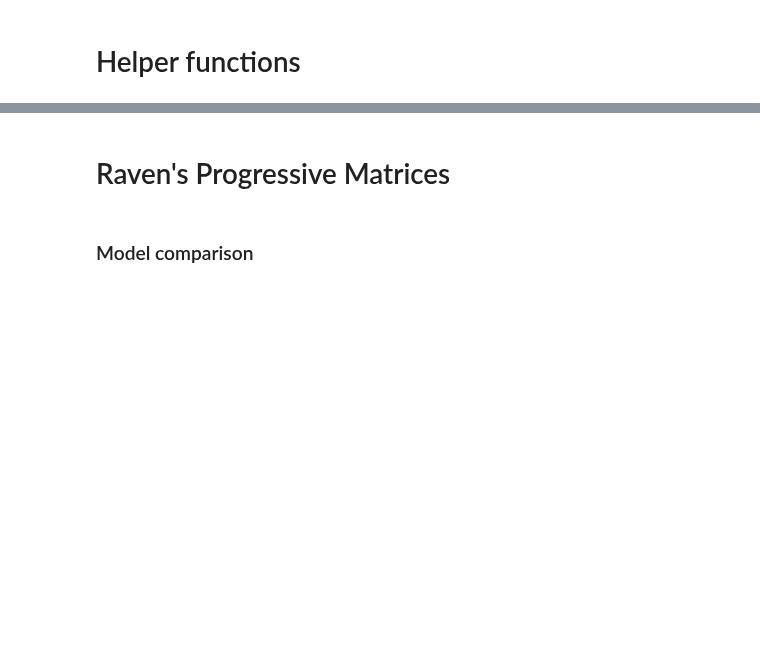
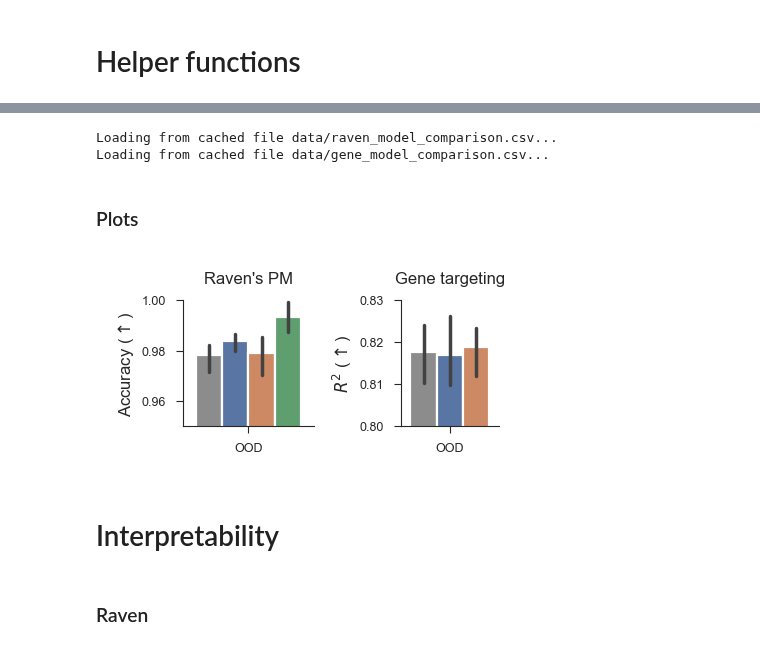
Before and after one commit to EricElmoznino/explicit_implicit_icl, a Jupyter notebook: notebooks/paper/figures.ipynb, the cells around one changed output, grey strips where cells are left out. Cells and saved outputs as stored; diff of their text form; code cells hidden in the pictures; blank space fills up the shorter version.

```diff
--- a/notebooks/paper/figures.ipynb
+++ b/notebooks/paper/figures.ipynb
@@ -192,4 +460,75 @@ def model_comparison_barplot(
+# %%
+data_raven = get_run_performances(
+    wandb_username="ericelmoznino",
+    dataset="raven",
+    compare_across=["model"],
+    comparison_metrics=["val_iid/accuracy", "val_ood/accuracy"],
+    filters={
+        "config.setting": "inpo",
+        "tags": {
+            "$nin": ["implicit_sweep", "explicit_tsf_sweep", "explicit_mlp_sweep"]
+        },
+    },
+    save_path="data/raven_model_comparison.csv",
+)
+data_gene = get_run_performances(
+    wandb_username="ericelmoznino",
+    dataset="gene_crispr",
+    compare_across=["model"],
+    comparison_metrics=["val/R2"],
+    filters={
+        "config.model": {
+            "$in": [
+                "implicit-dropout",
+                "explicit-transformer-dropoutcontext",
+                "explicit-mlp",
+            ]
+        },
+    },
+    save_path="data/gene_model_comparison.csv",
+)
+data_gene["model"] = data_gene["model"].replace(
+    {
+        "implicit-dropout": "implicit",
+        "explicit-transformer-dropoutcontext": "explicit-transformer",
+    }
+)
+# %% [output]
+Loading from cached file data/raven_model_comparison.csv...
+Loading from cached file data/gene_model_comparison.csv...
+# %% [markdown]
+### Plots
+# %%
+fig, axs = plt.subplots(nrows=1, ncols=2, figsize=(2, 1), width_ratios=[4, 3])
+
+model_comparison_barplot(
+    data=data_raven,
+    metrics=["val_ood/accuracy"],
+    metric_short_names={"val_ood/accuracy": "OOD"},
+    metric_units=r"Accuracy ($\uparrow$)",
+    errwidth=1.25,
+    ax=axs[0],
+)
+axs[0].set(ylim=(0.95, 1.0), title="Raven's PM")
+
+model_comparison_barplot(
+    data=data_gene,
+    metrics="val/R2",
+    metric_short_names={"val/R2": "OOD"},
+    metric_units=r"$R^2$ ($\uparrow$)",
+    errwidth=1.25,
+    ax=axs[1],
+)
+axs[1].set(ylim=(0.8, 0.83), title="Gene targeting")
+
+for ax in axs:
+    ax.legend().remove()
+
+fig.savefig("saved/real-world_model_comparison.pdf")
+plt.show()
+# %% [output]
+[figure, added]
+# %% [markdown]
+# Interpretability
 # %% [markdown]
-# Raven's Progressive Matrices
+### Raven
-# %% [markdown]
-### Model comparison
```
Also changed, not shown: parts of 32 cells of this notebook, 14 other files.
